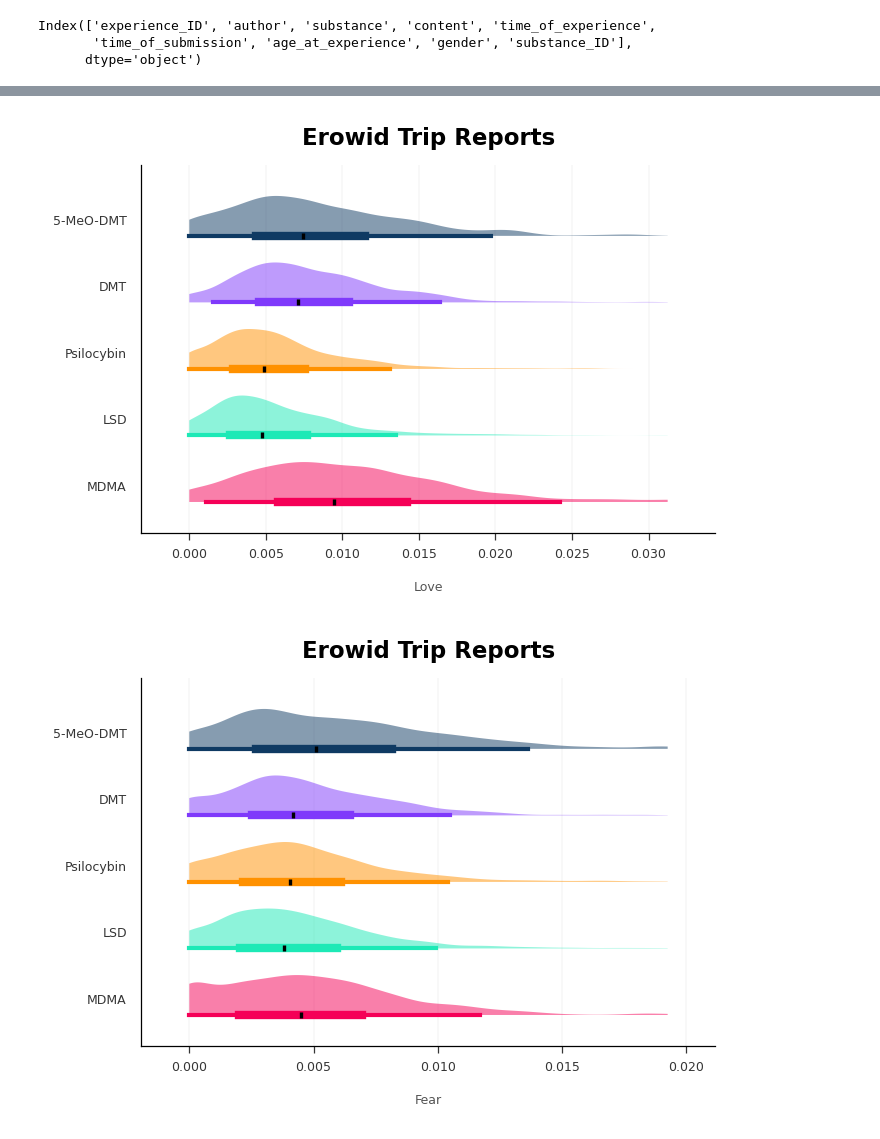
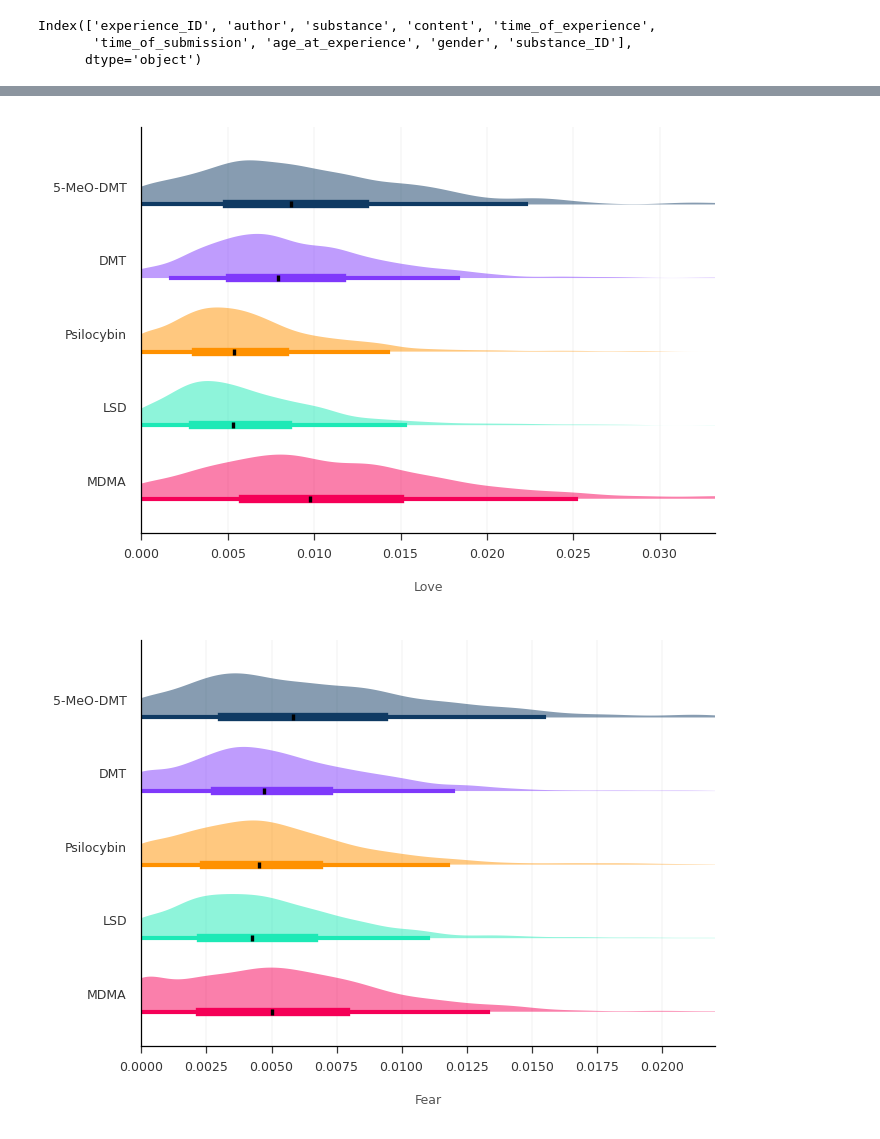
Before and after one commit to dlundgaard/QuantitativePhenomenology, a Jupyter notebook: nlp_analysis.ipynb, the cells around one changed output, grey strips where cells are left out. Drawn from its saved outputs; the diff is of its cells as text; code cells hidden in the pictures.

```diff
--- a/nlp_analysis.ipynb
+++ b/nlp_analysis.ipynb
@@ -16,8 +16,9 @@ from sklearn import decomposition, discriminant_analysis, manifold
 import umap
 from matplotlib import pyplot as plt, lines
 from constants import *
-plt.style.use("minimal")
-# plt.style.use("minimal.mplstyle")
+plt.style.use("minimal.mplstyle")
+plt.rcParams["figure.facecolor"] = 1, 1, 1, 0
+plt.rcParams["axes.facecolor"] = 1, 1, 1, 0
 # %%
 def load_data():
     global database
@@ -144,6 +145,7 @@ Index(['experience_ID', 'author', 'substance', 'content', 'time_of_experience',
 # database.to_parquet("database_processed.parquet")
 # %%
 database = pd.read_parquet("database_processed.parquet")
+database = pd.read_parquet("database_processed_sanitized.parquet")
 database.sample(5)
 # %% [output]
 |  | experience_ID | author | substance | content | time_of_experience | time_of_submission | age_at_experience | ... |
@@ -193,7 +195,7 @@ def compare_substances(dimension, substance_subset = None, standardize = False):
         dimension += "_Z"
 
     data_range = data[dimension].agg(("min", "max"))
-    x_range = np.linspace(*data[dimension].quantile((0.005, 0.995)), num = 1000)
+    x_range = np.linspace(*data[dimension].quantile((0, 0.995)), num = 1000)
 
     for substance_idx, (substance, subset) in enumerate(data.groupby("substance", observed = True)[dimension]):
         substance_idx -= 0.25
@@ -217,34 +219,34 @@ def compare_substances(dimension, substance_subset = None, standardize = False):
                 # color = "black",
             )
         plt.scatter(
             [np.median(subset)],
             [substance_idx],
             color = "black",
             marker = "|",
             s = 10,
             zorder = 2,
         )
 
     # plt.axvline(x = 0, linewidth = 0.5, color = "grey", alpha = 0.5, zorder = -1)
 
     plt.yticks(range(len(data["substance"].unique())), data["substance"].unique())
     plt.tick_params(left = False)
-    plt.margins(x=0.1, y = 0.1)
+    plt.margins(x=0, y = 0.1)
     plt.xlabel(dimension.capitalize())
     plt.ylabel("")
-    plt.title("Erowid Trip Reports")
+    # plt.title("Erowid Trip Reports")
     plt.grid(True, axis = "x", which = "both")
     plt.grid(False, axis = "y")
 
     plt.show()
 
 for dimension in ("love", "fear", "sentiment"):
     # compare_substances(dimension)
     compare_substances(
         dimension,
         substance_subset=("MDMA", "Psilocybin", "LSD", "DMT", "5-MeO-DMT"),
         # standardize=True,
     )
 # %% [output]
-[figure, old version]
+[figure, new version]
-[figure, old version]
+[figure, new version]
```
Also changed, not shown: parts of 6 cells of this notebook, 3 other files.
